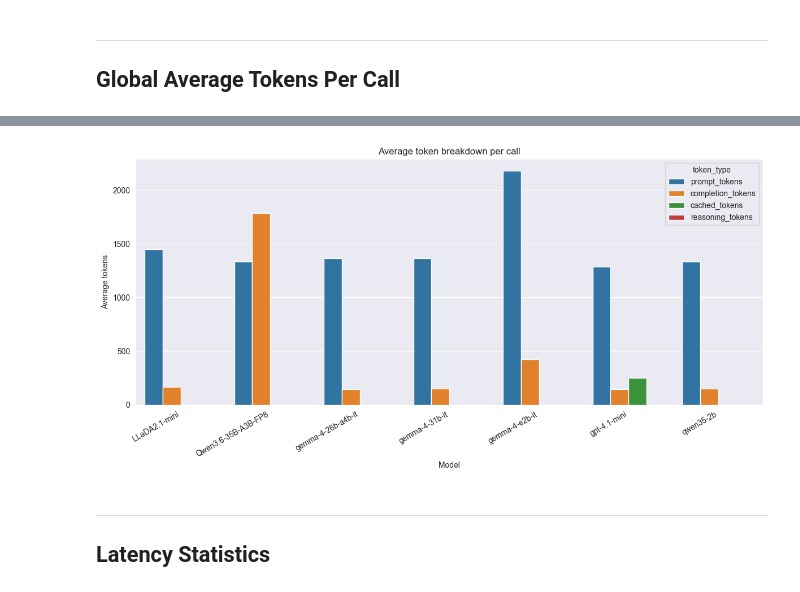
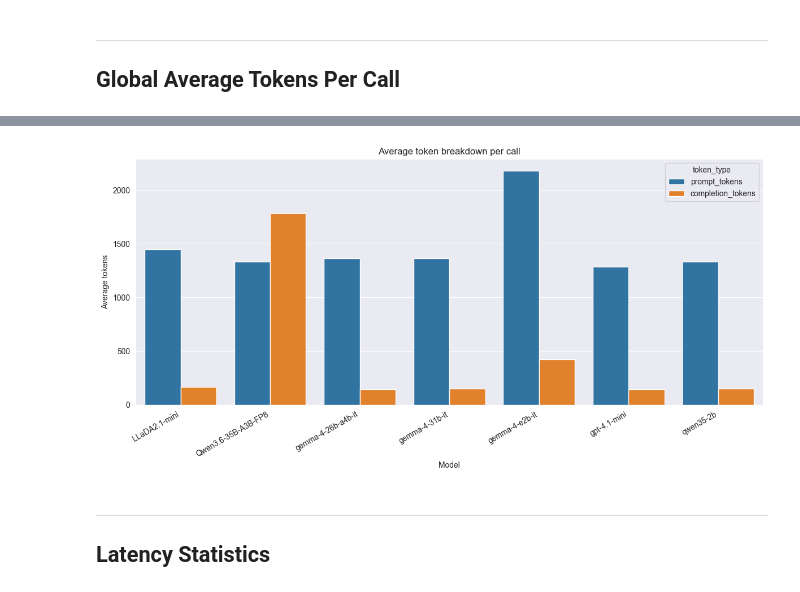
Before and after one commit to kazokid/diffusion-llms-eval, a Jupyter notebook: notebooks/token_latency_analysis.ipynb, the cells around one changed output, grey strips where cells are left out. Cells and saved outputs as stored; diff of their text form; code cells hidden in the pictures.

```diff
--- a/notebooks/token_latency_analysis.ipynb
+++ b/notebooks/token_latency_analysis.ipynb
@@ -155,35 +181,35 @@ global_token_means = (
     latency_df
     .groupby('model', as_index=False)[token_cols]
     .mean(numeric_only=True)
 )
 
 plot_df = global_token_means.melt(
     id_vars='model',
-    value_vars=['prompt_tokens', 'completion_tokens', 'cached_tokens', 'reasoning_tokens'],
+    value_vars=['prompt_tokens', 'completion_tokens'],
     var_name='token_type',
     value_name='avg_tokens',
 )
 
 plt.figure(figsize=(12, 6))
 sns.barplot(data=plot_df, x='model', y='avg_tokens', hue='token_type')
 plt.xticks(rotation=30, ha='right')
 plt.title('Average token breakdown per call')
 plt.xlabel('Model')
 plt.ylabel('Average tokens')
 plt.tight_layout()
 plt.show()
 # %% [output]
 |  | prompt_tokens |  |  |  | completion_tokens |  |  |  | total_tokens | ... |
 |  | mean | median | std | count | mean | median | std | count | mean | ... |
 | model |  |  |  |  |  |  |  |  |  | ... |
 | LLaDA2.1-mini | 1451.340 | 1366.0 | 902.582 | 424 | 164.142 | 51.5 | 311.753 | 424 | 1615.481 | ... |
 | Qwen3.6-35B-A3B-FP8 | 1335.963 | 1353.0 | 464.995 | 430 | 1787.477 | 1332.0 | 1158.942 | 430 | 3123.440 | ... |
 | gemma-4-26b-a4b-it | 1363.183 | 1380.0 | 466.382 | 431 | 147.413 | 54.0 | 240.361 | 431 | 1510.596 | ... |
 | gemma-4-31b-it | 1364.466 | 1380.0 | 468.426 | 431 | 151.698 | 50.0 | 248.210 | 431 | 1516.165 | ... |
 | gemma-4-e2b-it | 2179.177 | 1581.0 | 1779.076 | 429 | 422.909 | 211.0 | 503.856 | 429 | 2602.086 | ... |
 | gpt-4.1-mini | 1287.125 | 1263.0 | 585.488 | 431 | 147.353 | 46.0 | 259.601 | 431 | 1434.478 | ... |
 | qwen35-2b | 1332.460 | 1349.5 | 460.672 | 430 | 153.344 | 52.5 | 249.898 | 430 | 1485.805 | ... |
-[figure, old version]
+[figure, new version]
 # %% [markdown]
 ---
 ## Latency Statistics
```
Also changed, not shown: parts of 9 cells of this notebook, 4 other files.
